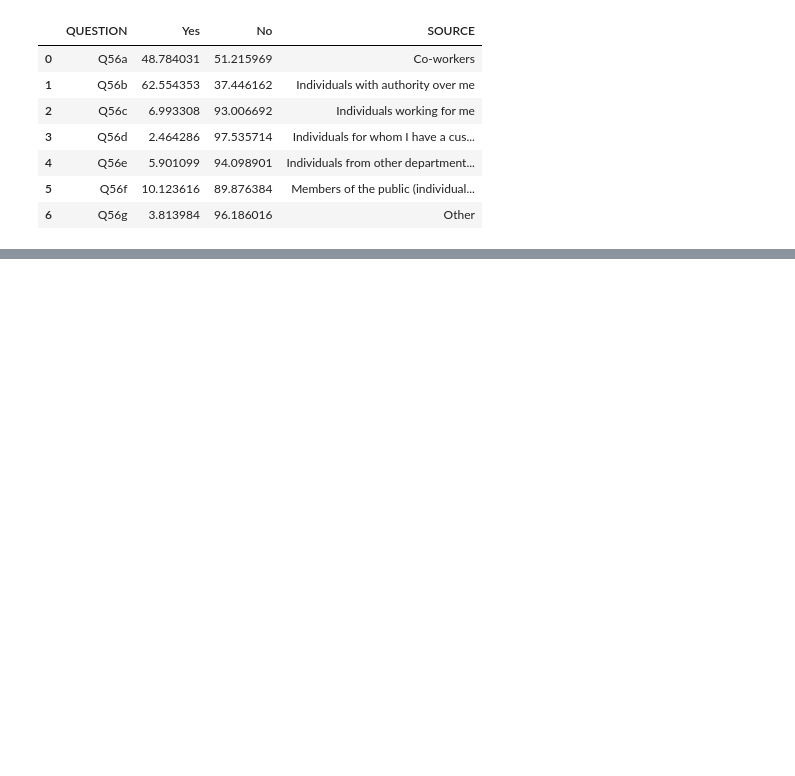
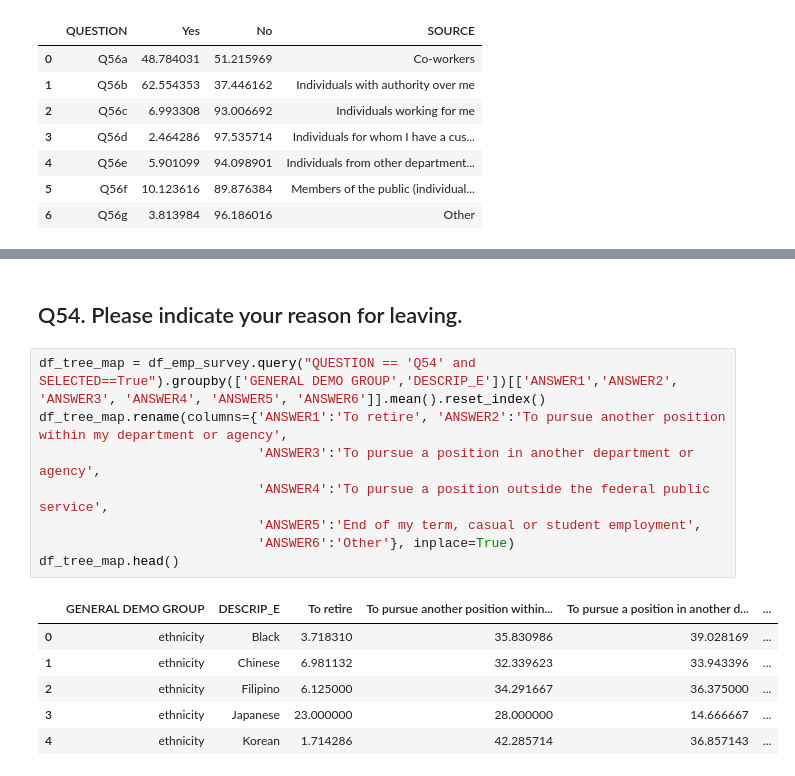
Before and after one commit to Sunnyc317/CanDev-equity_groups_talent_mobilization-, a Jupyter notebook: data_challenge_sunny_q55_56_24_26_27.ipynb, the cells around one changed output, grey strips where cells are left out. Drawn from its saved outputs; the diff is of its cells as text; blank space fills up the shorter version.

```diff
--- a/data_challenge_sunny_q55_56_24_26_27.ipynb
+++ b/data_challenge_sunny_q55_56_24_26_27.ipynb
@@ -601,0 +673,17 @@ fig.show()
+# %% [markdown]
+## Q54. Please indicate your reason for leaving.
+# %%
+df_tree_map = df_emp_survey.query("QUESTION == 'Q54' and SELECTED==True").groupby(['GENERAL DEMO GROUP','DESCRIP_E'])[['ANSWER1','ANSWER2', 'ANSWER3', 'ANSWER4', 'ANSWER5', 'ANSWER6']].mean().reset_index()
+df_tree_map.rename(columns={'ANSWER1':'To retire', 'ANSWER2':'To pursue another position within my department or agency',
+                            'ANSWER3':'To pursue a position in another department or agency',
+                            'ANSWER4':'To pursue a position outside the federal public service',
+                            'ANSWER5':'End of my term, casual or student employment',
+                            'ANSWER6':'Other'}, inplace=True)
+df_tree_map.head()
+# %% [output]
+|  | GENERAL DEMO GROUP | DESCRIP_E | To retire | To pursue another position within... | To pursue a position in another d... | ... |
+| 0 | ethnicity | Black | 3.718310 | 35.830986 | 39.028169 | ... |
+| 1 | ethnicity | Chinese | 6.981132 | 32.339623 | 33.943396 | ... |
+| 2 | ethnicity | Filipino | 6.125000 | 34.291667 | 36.375000 | ... |
+| 3 | ethnicity | Japanese | 23.000000 | 28.000000 | 14.666667 | ... |
+| 4 | ethnicity | Korean | 1.714286 | 42.285714 | 36.857143 | ... |
```
Also changed, not shown: parts of 16 cells of this notebook.
